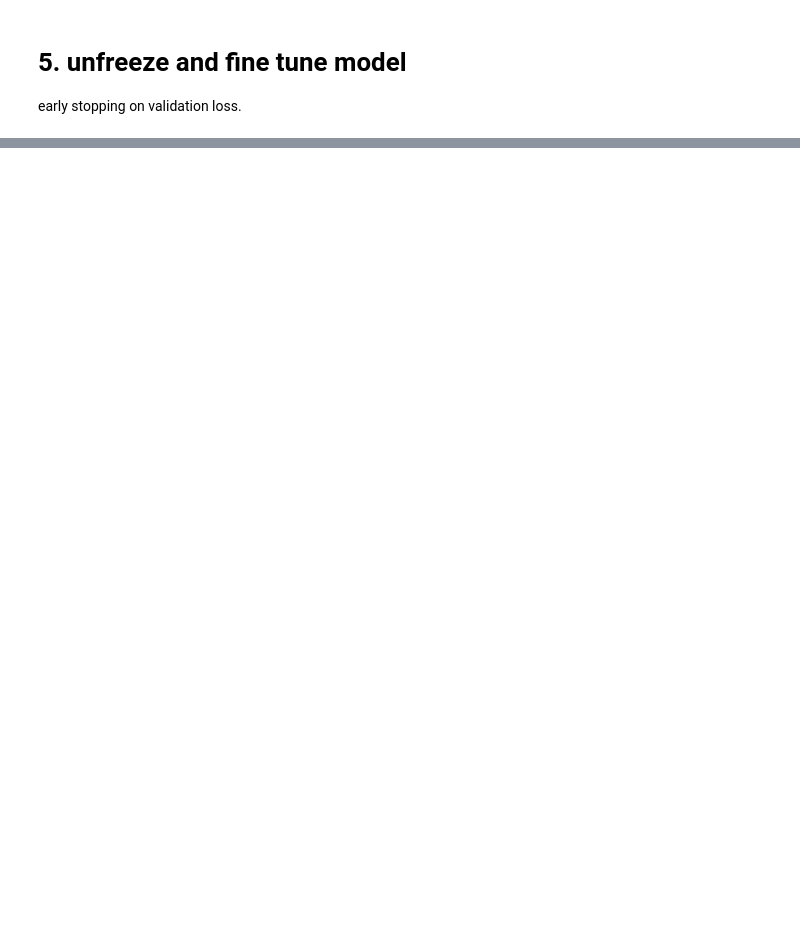
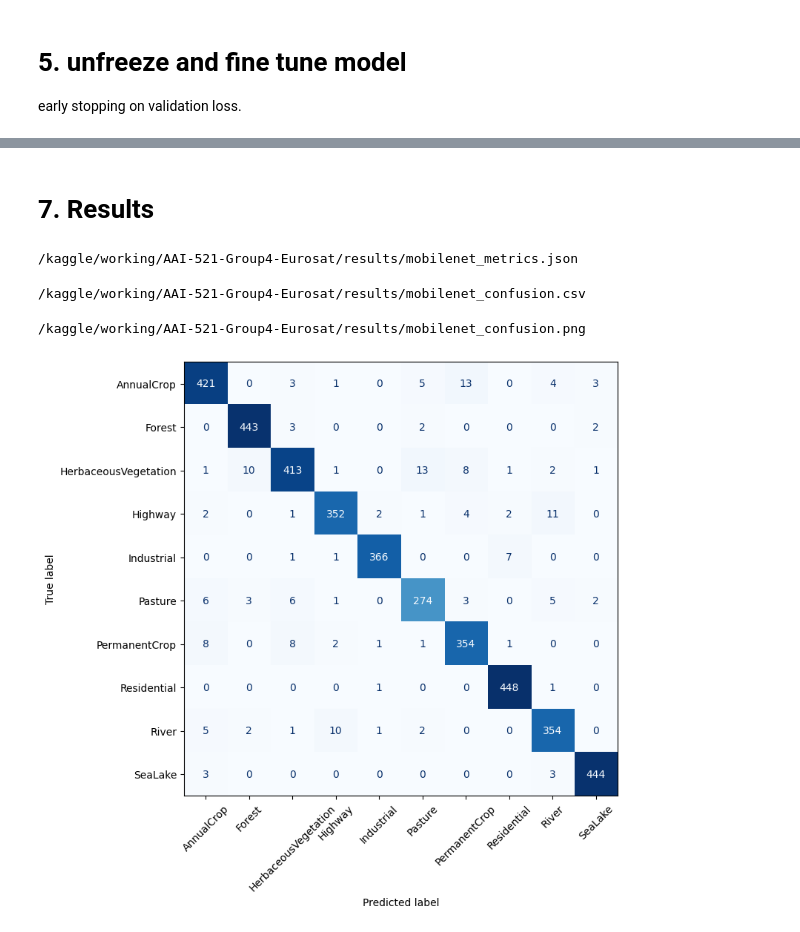
Before and after one commit to ahmedaeldahmy/AAI-521-Group4-Eurosat, a Jupyter notebook: notebooks/02_Akua_MobileNetV2.ipynb, the cells around one changed output, grey strips where cells are left out. Cells and saved outputs as stored; diff of their text form; code cells hidden in the pictures; blank space fills up the shorter version.

Commit message:
mobile net notebook

```diff
--- a/notebooks/02_Akua_MobileNetV2.ipynb
+++ b/notebooks/02_Akua_MobileNetV2.ipynb
@@ -156,0 +301,41 @@ fine_history = model_mobile_net.fit(
+# %% [markdown]
+# 7. Results
+# %%
+import json
+RESULTS_DIR = REPO / "results"
+RESULTS_DIR.mkdir(parents=True, exist_ok=True)
+metrics = {
+    "model": "MobileNetV2",
+    "test_loss": float(test_loss),
+    "test_accuracy": float(test_accuracy),
+    "macro_precision": float(precision),
+    "macro_recall": float(recall),
+    "macro_f1": float(f1),
+}
+(RESULTS_DIR / "mobilenet_metrics.json").write_text(json.dumps(metrics, indent=2))
+print(RESULTS_DIR / "mobilenet_metrics.json")
+# %% [output]
+/kaggle/working/AAI-521-Group4-Eurosat/results/mobilenet_metrics.json
+# %%
+#confusion
+import pandas as pd
+from sklearn.metrics import confusion_matrix
+
+cm = confusion_matrix(true_labels, predictions, labels=list(range(10)))
+cm_df = pd.DataFrame(cm, index=CLASS_NAMES, columns=CLASS_NAMES)
+cm_df.to_csv(RESULTS_DIR / "mobilenet_confusion.csv")
+print(RESULTS_DIR / "mobilenet_confusion.csv")
+# %% [output]
+/kaggle/working/AAI-521-Group4-Eurosat/results/mobilenet_confusion.csv
+# %%
+import matplotlib.pyplot as plt
+from sklearn.metrics import ConfusionMatrixDisplay
+
+fig, ax = plt.subplots(figsize=(8, 8))
+ConfusionMatrixDisplay(cm, display_labels=CLASS_NAMES).plot(ax=ax, cmap="Blues", colorbar=False, xticks_rotation=45)
+fig.tight_layout()
+fig.savefig(RESULTS_DIR / "mobilenet_confusion.png", dpi=150)
+print(RESULTS_DIR / "mobilenet_confusion.png")
+# %% [output]
+/kaggle/working/AAI-521-Group4-Eurosat/results/mobilenet_confusion.png
+[figure, added]
```
Also changed, not shown: parts of 10 cells of this notebook, 5 other files.
